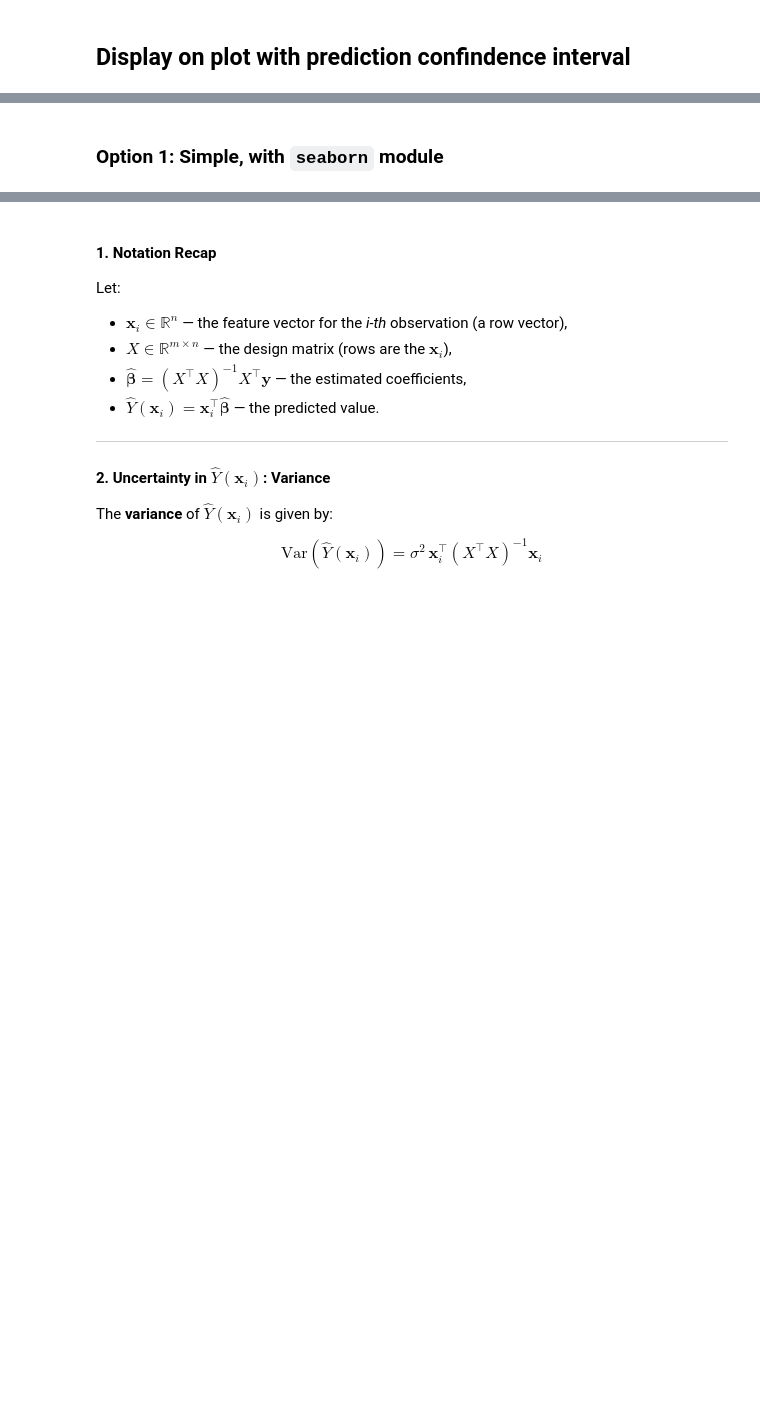
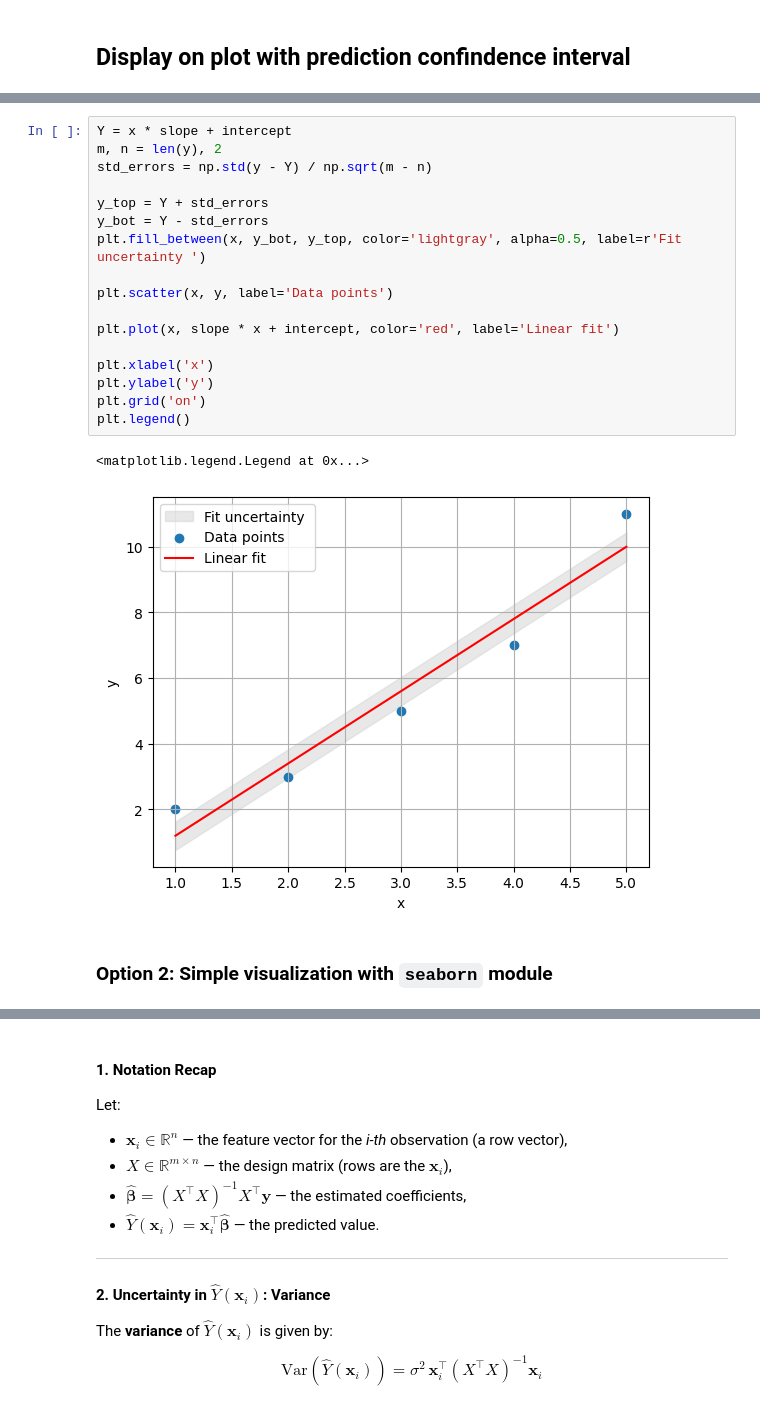
Before and after one commit to tphlabs/python_workshop, a Jupyter notebook: Linear_regression.ipynb, the cells around one changed output, grey strips where cells are left out. Cells and saved outputs as stored; diff of their text form; blank space fills up the shorter version.

```diff
--- a/Linear_regression.ipynb
+++ b/Linear_regression.ipynb
@@ -39,5 +59,25 @@ intercept: -1.0 ± 1.0
+# %%
+Y = x * slope + intercept
+m, n = len(y), 2
+std_errors = np.std(y - Y) / np.sqrt(m - n)
+
+y_top = Y + std_errors
+y_bot = Y - std_errors
+plt.fill_between(x, y_bot, y_top, color='lightgray', alpha=0.5, label=r'Fit uncertainty ')
+
+plt.scatter(x, y, label='Data points')
+
+plt.plot(x, slope * x + intercept, color='red', label='Linear fit')
+
+plt.xlabel('x')
+plt.ylabel('y')
+plt.grid('on')
+plt.legend()
+# %% [output]
+<matplotlib.legend.Legend at 0x...>
+[figure, added]
 # %% [markdown]
-### Option 1: Simple, with ``seaborn`` module
+### Option 2: Simple visualization with ``seaborn`` module
 # %%
 import seaborn as sns
 
```
Also changed, not shown: parts of 10 cells of this notebook.
